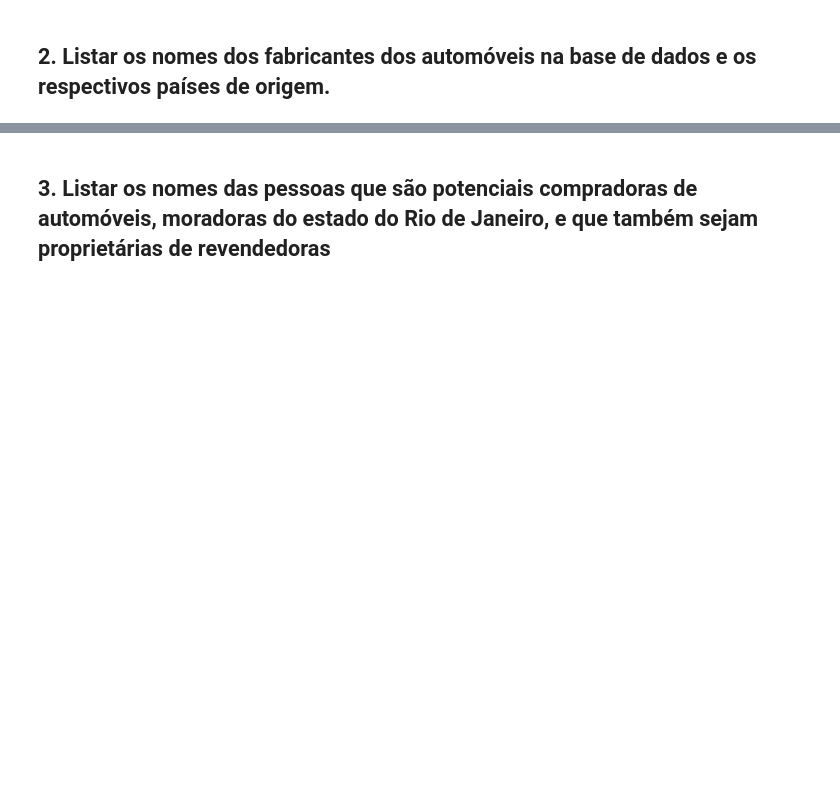
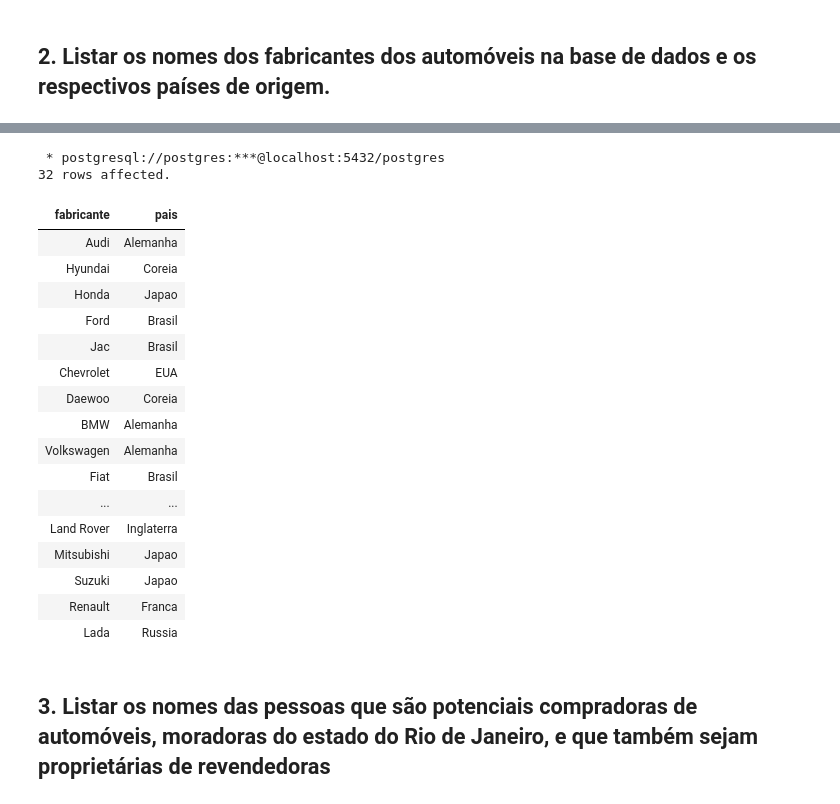
Before and after one commit to maloisio/postgrad-software-engineering, a Jupyter notebook: sprint_1_fullstack/db/BD_Aula1.ipynb, the cells around one changed output, grey strips where cells are left out. Cells and saved outputs as stored; diff of their text form; code cells hidden in the pictures; blank space fills up the shorter version.

```diff
--- a/sprint_1_fullstack/db/BD_Aula1.ipynb
+++ b/sprint_1_fullstack/db/BD_Aula1.ipynb
@@ -163,2 +161,27 @@ UsageError: %%sql is a cell magic, but the cell body is empty. Did you mean the
+# %%
+%%sql
+
+SELECT DISTINCT fabricante, pais
+FROM automoveis
+# %% [output]
+ * postgresql://postgres:***@localhost:5432/postgres
+32 rows affected.
+| fabricante | pais |
+| Audi | Alemanha |
+| Hyundai | Coreia |
+| Honda | Japao |
+| Ford | Brasil |
+| Jac | Brasil |
+| Chevrolet | EUA |
+| Daewoo | Coreia |
+| BMW | Alemanha |
+| Volkswagen | Alemanha |
+| Fiat | Brasil |
+| ... | ... |
+| Land Rover | Inglaterra |
+| Mitsubishi | Japao |
+| Suzuki | Japao |
+| Renault | Franca |
+| Lada | Russia |
 # %% [markdown]
 ## 3. Listar os nomes das pessoas que são potenciais compradoras de automóveis, moradoras do estado do Rio de Janeiro, e que também sejam proprietárias de revendedoras
```
Also changed, not shown: parts of 11 cells of this notebook.
